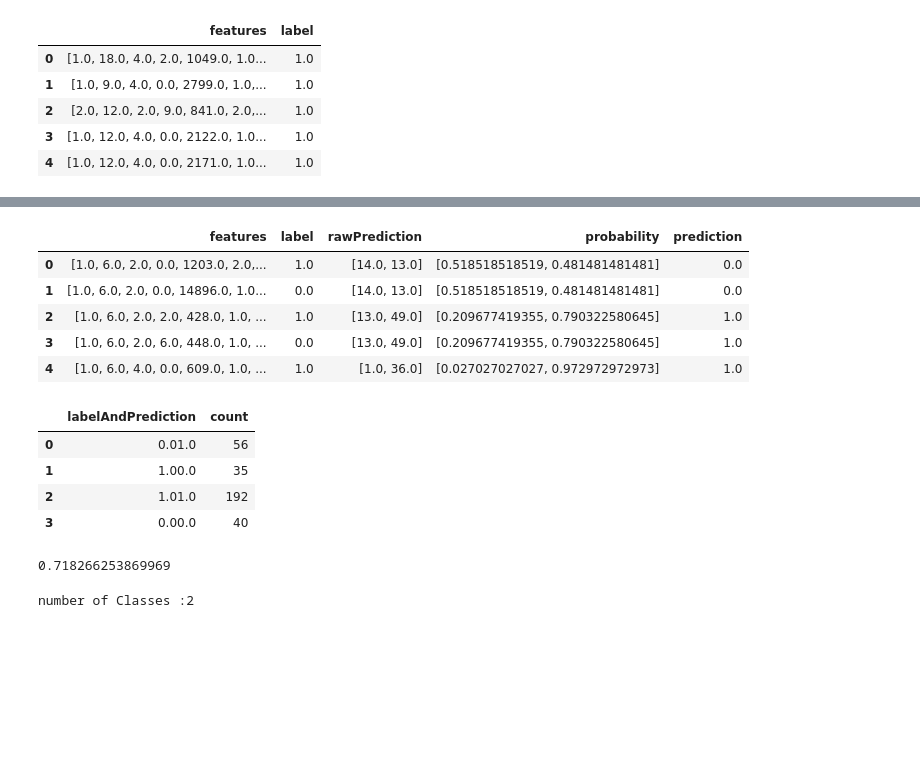
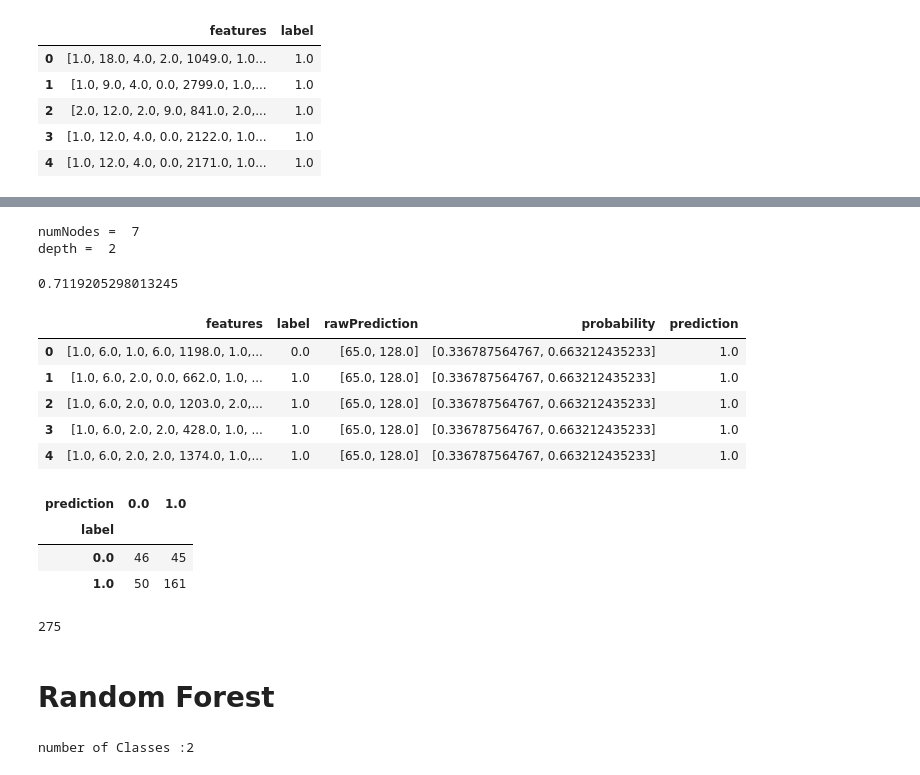
Before and after one commit to bigdata-i523/hid328, a Jupyter notebook: project/projectcode/project.ipynb, the cells around one changed output, grey strips where cells are left out. Drawn from its saved outputs; the diff is of its cells as text; code cells hidden in the pictures; blank space fills up the shorter version.

```diff
--- a/project/projectcode/project.ipynb
+++ b/project/projectcode/project.ipynb
@@ -179,35 +217,58 @@ dataPanda.head(5)
 dt = DecisionTreeClassifier(labelCol="label", featuresCol="features")
 # %%
 dtModel=dt.fit(trainingData)
+# %%
+paramGrid = (ParamGridBuilder()
+             .addGrid(dt.maxDepth, [1,2,6,10])
+             .addGrid(dt.maxBins, [20,40,80])
+             .build())
+# %%
+# Create 5-fold CrossValidator
+dtCv = CrossValidator(estimator=dt, estimatorParamMaps=paramGrid, evaluator=evaluator, numFolds=5)
+# %%
+dtCvModel = dtCv.fit(trainingData)
+# %%
+print"numNodes = ",dtCvModel.bestModel.numNodes
+print"depth = ", dtCvModel.bestModel.depth
+# %% [output]
+numNodes =  7
+depth =  2
 # %%
-dtPredictions = dtModel.transform(testData)
+dtPredictions = dtCvModel.transform(testData)
+# %%
+dtEvaluator = MulticlassClassificationEvaluator(labelCol="label", predictionCol="prediction", metricName="accuracy")
+dtEvaluator.evaluate(dtPredictions)
+# %% [output]
+0.7119205298013245
 # %%
 dtPredictionsPanda = dtPredictions.toPandas()
 dtPredictionsPanda.head(5)
 # %% [output]
 |  | features | label | rawPrediction | probability | prediction |
-| 0 | [1.0, 6.0, 2.0, 0.0, 1203.0, 2.0,... | 1.0 | [14.0, 13.0] | [0.518518518519, 0.481481481481] | 0.0 |
-| 1 | [1.0, 6.0, 2.0, 0.0, 14896.0, 1.0... | 0.0 | [14.0, 13.0] | [0.518518518519, 0.481481481481] | 0.0 |
-| 2 | [1.0, 6.0, 2.0, 2.0, 428.0, 1.0, ... | 1.0 | [13.0, 49.0] | [0.209677419355, 0.790322580645] | 1.0 |
-| 3 | [1.0, 6.0, 2.0, 6.0, 448.0, 1.0, ... | 0.0 | [13.0, 49.0] | [0.209677419355, 0.790322580645] | 1.0 |
-| 4 | [1.0, 6.0, 4.0, 0.0, 609.0, 1.0, ... | 1.0 | [1.0, 36.0] | [0.027027027027, 0.972972972973] | 1.0 |
+| 0 | [1.0, 6.0, 1.0, 6.0, 1198.0, 1.0,... | 0.0 | [65.0, 128.0] | [0.336787564767, 0.663212435233] | 1.0 |
+| 1 | [1.0, 6.0, 2.0, 0.0, 662.0, 1.0, ... | 1.0 | [65.0, 128.0] | [0.336787564767, 0.663212435233] | 1.0 |
+| 2 | [1.0, 6.0, 2.0, 0.0, 1203.0, 2.0,... | 1.0 | [65.0, 128.0] | [0.336787564767, 0.663212435233] | 1.0 |
+| 3 | [1.0, 6.0, 2.0, 2.0, 428.0, 1.0, ... | 1.0 | [65.0, 128.0] | [0.336787564767, 0.663212435233] | 1.0 |
+| 4 | [1.0, 6.0, 2.0, 2.0, 1374.0, 1.0,... | 1.0 | [65.0, 128.0] | [0.336787564767, 0.663212435233] | 1.0 |
 # %%
 def myConcat(*cols):
  return F.concat(*[F.coalesce(c, F.lit("*")) for c in cols])
 # %%
 dtMetricsData = dtPredictions.select("label","prediction")
-dtMetricsWithNewColumn=dtMetricsData.withColumn("labelAndPrediction",myConcat('label','prediction'))
-dtMetricsWithNewColumn.groupby('labelAndPrediction').count().toPandas().head()
+pandaDtMetrics=dtMetricsData.groupby("label","prediction").count().toPandas()
+pivotedDt = pandaDtMetrics.pivot(index='label', columns='prediction', values='count')
+pivotedDt.head(5)
 # %% [output]
-|  | labelAndPrediction | count |
-| 0 | 0.01.0 | 56 |
-| 1 | 1.00.0 | 35 |
-| 2 | 1.01.0 | 192 |
-| 3 | 0.00.0 | 40 |
+| prediction | 0.0 | 1.0 |
+| label |  |  |
+| 0.0 | 46 | 45 |
+| 1.0 | 50 | 161 |
-# %%
-dtEvaluator = MulticlassClassificationEvaluator(labelCol="label", predictionCol="prediction", metricName="accuracy")
-dtEvaluator.evaluate(dtPredictions)
-# %% [output]
-0.718266253869969
+# %%
+dtPenalty=pivotedDt.values[0][1]*5+pivotedDt.values[1][0]
+print(dtPenalty)
+# %% [output]
+275
+# %% [markdown]
+# Random Forest
 # %%
 rf = RandomForestClassifier(labelCol="label", featuresCol="features")
```
Also changed, not shown: parts of 42 cells of this notebook, 7 other files.
